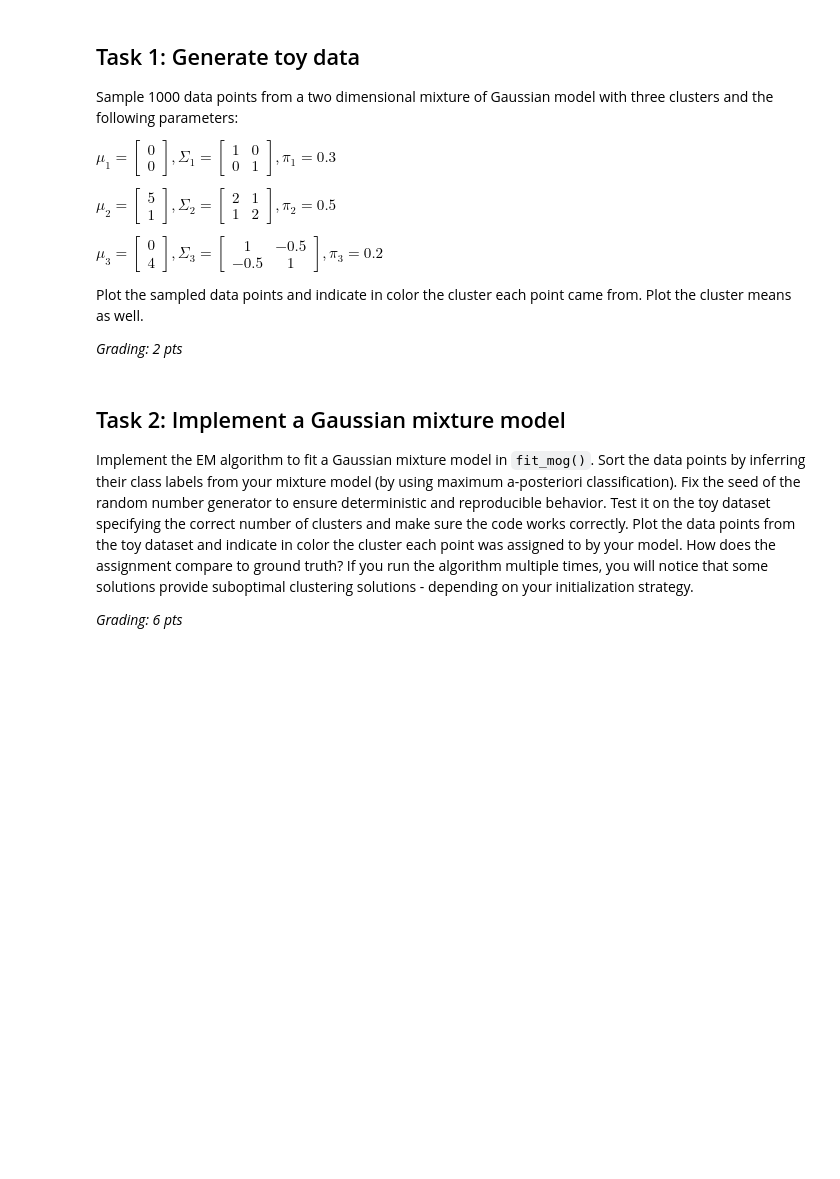
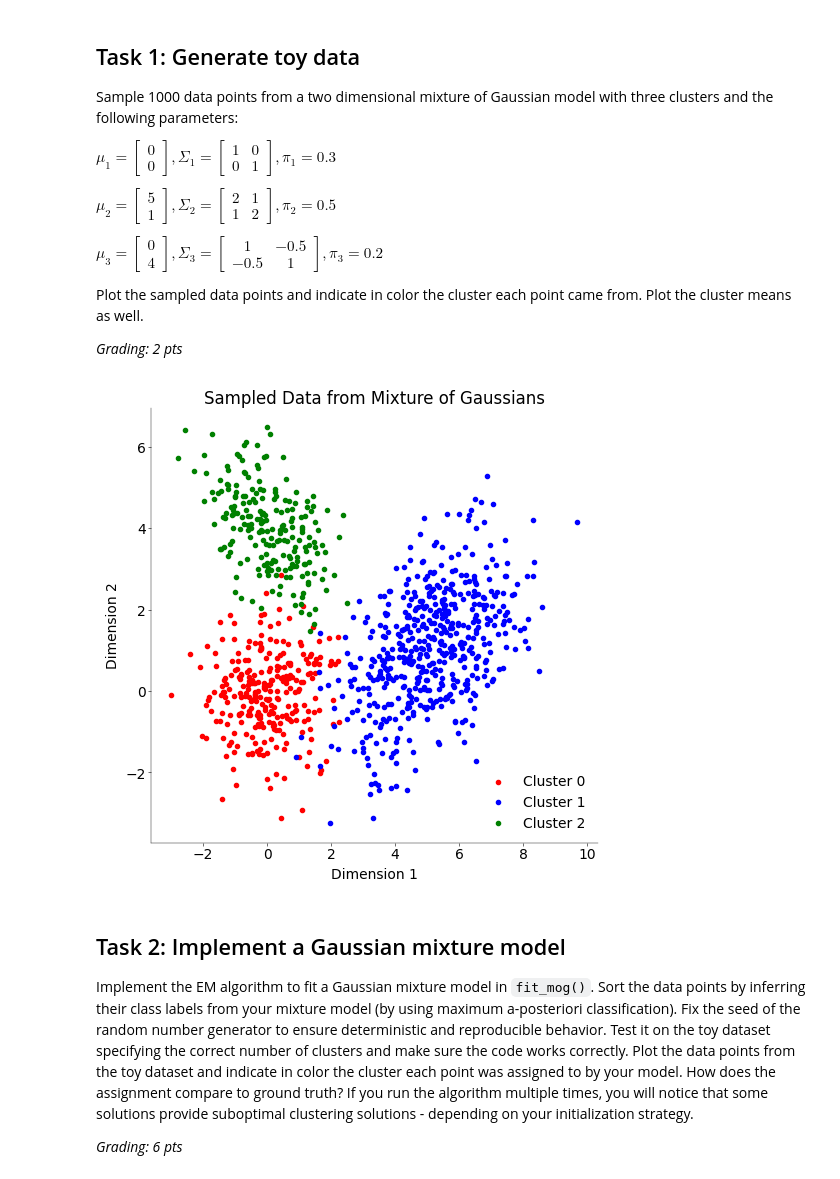
Before and after one commit to ZhidongZhang96/Course_NeuralDataScience_ST26, a Jupyter notebook: notebooks/CodingLab2.ipynb, the cells around one changed output. Drawn from its saved outputs; the diff is of its cells as text; code cells hidden in the pictures; blank space fills up the shorter version.

```diff
--- a/notebooks/CodingLab2.ipynb
+++ b/notebooks/CodingLab2.ipynb
@@ -138,13 +134,28 @@ S2 = np.array([[2.0, 1.0], [1.0, 2.0]])
 S3 = np.array([[1.0, -0.5], [-0.5, 1.0]])
 S = np.stack([S1, S2, S3])  # cov
 
-# labels, x = sample_data(N, m, S, p)
+labels, x = sample_data(N, m, S, p)
 # %%
 # ----------------------------------------------
 # plot points from mixture of Gaussians (1 pt)
 # ----------------------------------------------
 
 fig, ax = plt.subplots(figsize=(5, 5), layout="constrained")
+
+colors = ["red", "blue", "green"]
+
+for k in range(len(p)):
+    ax.scatter(
+        x[labels == k, 0], x[labels == k, 1], color=colors[k], label=f"Cluster {k}"
+    )
+
+plt.title("Sampled Data from Mixture of Gaussians")
+plt.xlabel("Dimension 1")
+plt.ylabel("Dimension 2")
+plt.legend()
+plt.show()
+# %% [output]
+[figure, added]
 # %% [markdown]
 ## Task 2: Implement a Gaussian mixture model
 
```
Also changed, not shown: parts of 19 cells of this notebook, 1 other file.
